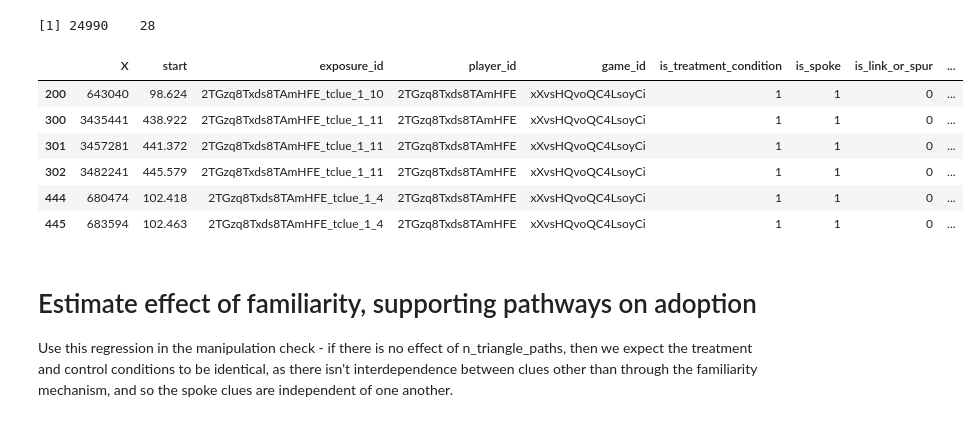
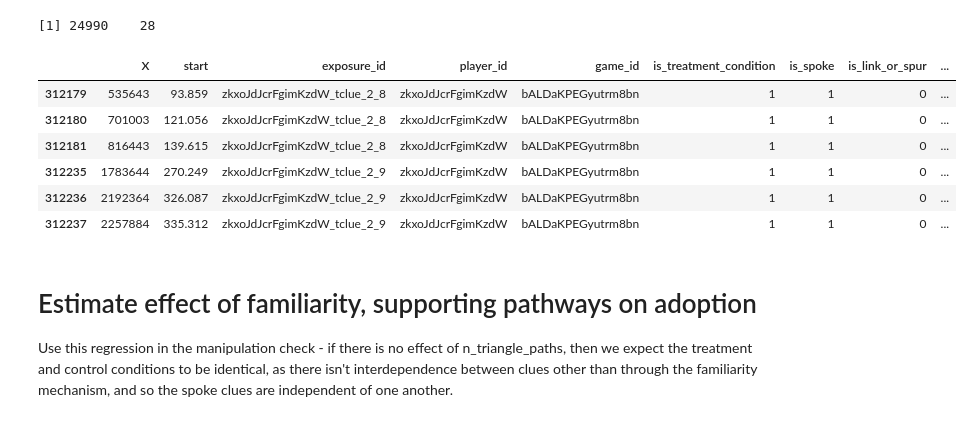
Before and after one commit to JamesPHoughton/detective-game-interdependent-diffusion, a Jupyter notebook: analysis/Estimate continuous-time outcome measures.ipynb, the cells around one changed output. Drawn from its saved outputs; the diff is of its cells as text; code cells hidden in the pictures.

```diff
--- a/analysis/Estimate continuous-time outcome measures.ipynb
+++ b/analysis/Estimate continuous-time outcome measures.ipynb
@@ -49,19 +44,21 @@ dim(adopt_ht)
 # %%
 # create interaction terms with treatment
 adopt_ht$t_n_exposures = adopt_ht$n_exposures * adopt_ht$is_treatment_condition
 adopt_ht$t_n_rim_connections = adopt_ht$n_rim_connections * adopt_ht$is_treatment_condition
 adopt_ht$t_is_in_deads = adopt_ht$is_in_deads * adopt_ht$is_treatment_condition
-adopt_ht$triangle_paths_exist = 1*(adopt_ht$n_triangle_paths > 0)
-adopt_ht$t_n_edges_shared_with_exposers = adopt_ht$n_edges_shared_with_exposers * adopt_ht$is_treatment_condition
-head(adopt_ht)
+
+adopt_ht$n_shared_edges <- adopt_ht$n_edges_shared_with_exposers #renaming, should be able to remove this
+
+adopt_ht$t_n_shared_edges <- adopt_ht$n_shared_edges * adopt_ht$is_treatment_condition
+tail(adopt_ht)
 # %% [output]
 |  | X | start | exposure_id | player_id | game_id | is_treatment_condition | is_spoke | is_link_or_spur | ... |
-| 200 | 643040 | 98.624 | 2TGzq8Txds8TAmHFE_tclue_1_10 | 2TGzq8Txds8TAmHFE | xXvsHQvoQC4LsoyCi | 1 | 1 | 0 | ... |
-| 300 | 3435441 | 438.922 | 2TGzq8Txds8TAmHFE_tclue_1_11 | 2TGzq8Txds8TAmHFE | xXvsHQvoQC4LsoyCi | 1 | 1 | 0 | ... |
-| 301 | 3457281 | 441.372 | 2TGzq8Txds8TAmHFE_tclue_1_11 | 2TGzq8Txds8TAmHFE | xXvsHQvoQC4LsoyCi | 1 | 1 | 0 | ... |
-| 302 | 3482241 | 445.579 | 2TGzq8Txds8TAmHFE_tclue_1_11 | 2TGzq8Txds8TAmHFE | xXvsHQvoQC4LsoyCi | 1 | 1 | 0 | ... |
-| 444 | 680474 | 102.418 | 2TGzq8Txds8TAmHFE_tclue_1_4 | 2TGzq8Txds8TAmHFE | xXvsHQvoQC4LsoyCi | 1 | 1 | 0 | ... |
-| 445 | 683594 | 102.463 | 2TGzq8Txds8TAmHFE_tclue_1_4 | 2TGzq8Txds8TAmHFE | xXvsHQvoQC4LsoyCi | 1 | 1 | 0 | ... |
+| 312179 | 535643 | 93.859 | zkxoJdJcrFgimKzdW_tclue_2_8 | zkxoJdJcrFgimKzdW | bALDaKPEGyutrm8bn | 1 | 1 | 0 | ... |
+| 312180 | 701003 | 121.056 | zkxoJdJcrFgimKzdW_tclue_2_8 | zkxoJdJcrFgimKzdW | bALDaKPEGyutrm8bn | 1 | 1 | 0 | ... |
+| 312181 | 816443 | 139.615 | zkxoJdJcrFgimKzdW_tclue_2_8 | zkxoJdJcrFgimKzdW | bALDaKPEGyutrm8bn | 1 | 1 | 0 | ... |
+| 312235 | 1783644 | 270.249 | zkxoJdJcrFgimKzdW_tclue_2_9 | zkxoJdJcrFgimKzdW | bALDaKPEGyutrm8bn | 1 | 1 | 0 | ... |
+| 312236 | 2192364 | 326.087 | zkxoJdJcrFgimKzdW_tclue_2_9 | zkxoJdJcrFgimKzdW | bALDaKPEGyutrm8bn | 1 | 1 | 0 | ... |
+| 312237 | 2257884 | 335.312 | zkxoJdJcrFgimKzdW_tclue_2_9 | zkxoJdJcrFgimKzdW | bALDaKPEGyutrm8bn | 1 | 1 | 0 | ... |
 # %% [markdown]
 # Estimate effect of familiarity, supporting pathways on adoption
 
```
Also changed, not shown: parts of 7 cells of this notebook, 49 other files.
